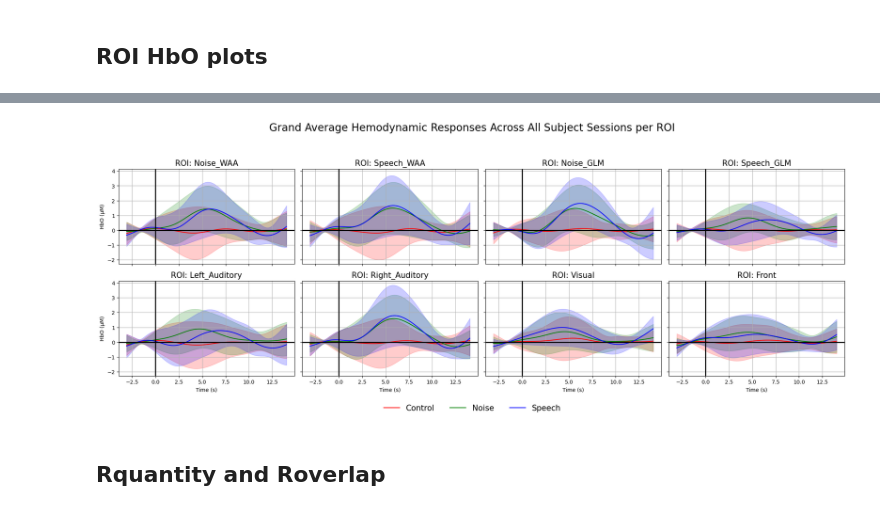
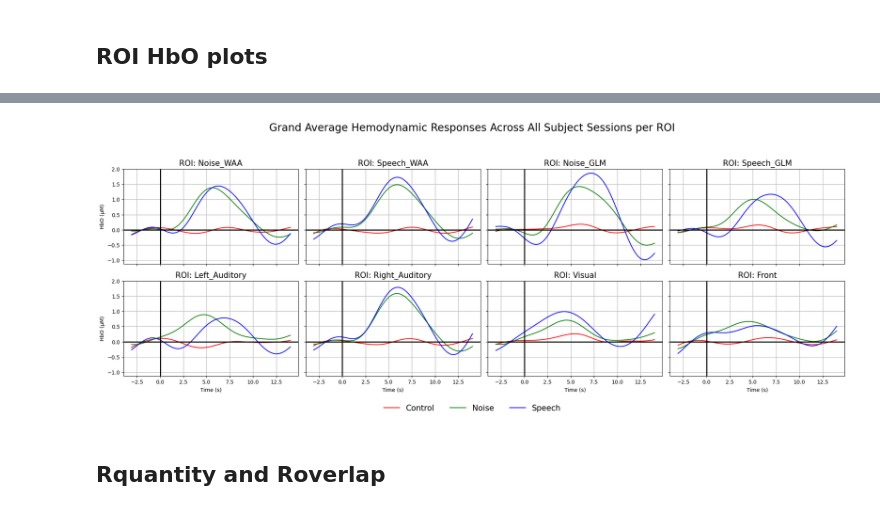
Before and after one commit to sabeca1/Master-Thesis-Sara, a Jupyter notebook: 4. WAA CLEANED CODE/final_analysis_WAA_cleaned.ipynb, the cells around one changed output, grey strips where cells are left out. Drawn from its saved outputs; the diff is of its cells as text; code cells hidden in the pictures.

```diff
--- a/4. WAA CLEANED CODE/final_analysis_WAA_cleaned.ipynb
+++ b/4. WAA CLEANED CODE/final_analysis_WAA_cleaned.ipynb
@@ -982,0 +943,30 @@ ROI Visual is not significant with p-value 0.0393 and threshold 0.0219
+# %%
+m = 16  # number of independent tests (number of ROIs × 2 conditions)
+q = 0.05
+
+effects = model_summary_df["Effect"].unique()
+
+for effect in effects:
+    print(f"\n=== Analyzing Effect: {effect} ===")
+
+    df_effect = model_summary_df[model_summary_df["Effect"] == effect].copy()
+
+    # Sort df by p-values
+    df_effect_sorted = df_effect.sort_values("Pval").reset_index(drop=True)
+
+    significant_any = False  # flag to track if anything passes FDR
+
+    for i in range(len(df_effect_sorted)):
+        p_val = df_effect_sorted.loc[i, "Pval"]
+        threshold = (q * (i + 1)) / m
+
+        roi_name = df_effect_sorted.loc[i, "ROI"]
+
+        if p_val <= threshold:
+            significant_any = True
+            print(f"ROI {roi_name} is significant with p-value {p_val:.4f} and threshold {threshold:.4f}")
+        else:
+            print(f"ROI {roi_name} is not significant with p-value {p_val:.4f} and threshold {threshold:.4f}")
+
+    if not significant_any:
+        print("No significant p-values after FDR correction.")
@@ -1026,10 +1036,11 @@ for sub in subject_list:
             indiv_evoked_after[condition] = epochs_cleaned[condition].average()
 
         rois = {
-            "Noise_WAA": [ "S4_D2 hbo", "S5_D2 hbo", "S5_D3 hbo", "S10_D9 hbo", "S10_D10 hbo", "S10_D11 hbo", "S10_D12 hbo"],
-            "Speech_WAA": ["S5_D2 hbo", "S5_D4 hbo","S10_D9 hbo","S10_D10 hbo", "S10_D11 hbo",  "S10_D12 hbo",  "S11_D11 hbo"],
-            "Noise_GLM": ["S10_D11 hbo", "S11_D12 hbo"],
-            "Speech_GLM": [ "S4_D2 hbo", "S4_D3 hbo", "S5_D3 hbo", "S6_D8 hbo","S7_D7 hbo", "S8_D7 hbo"],
+            "Noise_WAA": ["S10_D11 hbo", "S10_D12 hbo", "S11_D11 hbo", "S11_D12 hbo", "S10_D9 hbo", "S6_D8 hbo", "S4_D2 hbo"],
+            "Speech_WAA": ["S10_D11 hbo", "S11_D12 hbo", "S5_D4 hbo", "S10_D9 hbo", "S10_D10 hbo", "S10_D12 hbo", "S11_D11 hbo"],
+            "Noise_GLM": ["S11_D12 hbo", "S11_D11 hbo"],
+            "Speech_GLM": ["S11_D11 hbo", "S11_D12 hbo", "S7_D7 hbo", "S4_D2 hbo", "S9_D8 hbo", "S4_D3 hbo"],
+
             "Left_Auditory": ["S4_D2 hbo", "S4_D3 hbo", "S5_D2 hbo", "S5_D3 hbo", "S5_D4 hbo", "S5_D5 hbo"],
             "Right_Auditory": ["S10_D9 hbo", "S10_D10 hbo", "S10_D11 hbo", "S10_D12 hbo", "S11_D11 hbo", "S11_D12 hbo"],
             "Visual": ["S6_D6 hbo", "S6_D8 hbo", "S7_D6 hbo", "S7_D7 hbo","S8_D7 hbo", "S8_D8 hbo", "S9_D8 hbo", "S7_D8 hbo"],
@@ -1092,36 +1102,35 @@ axes = axes.flatten()
 for i, (ax, (roi_name, condition_dict)) in enumerate(zip(axes, roi_condition_timeseries.items())):
     for condition_name, ts_list in condition_dict.items():
         ts_array = np.vstack(ts_list)
         mean_ts = ts_array.mean(axis=0) * 1e6  # µM
         std_ts = ts_array.std(axis=0) * 1e6
 
         ax.plot(time_vector, mean_ts, label=condition_name, color=colors.get(condition_name, 'k'))
-        ax.fill_between(time_vector, mean_ts - std_ts, mean_ts + std_ts,
-                        color=colors.get(condition_name, 'k'), alpha=0.2)
+        #ax.fill_between(time_vector, mean_ts - std_ts, mean_ts + std_ts, color=colors.get(condition_name, 'k'), alpha=0.2)
 
     # Add thick black lines at x=0 and y=0
     ax.axhline(0, color='black', linewidth=2)
     ax.axvline(0, color='black', linewidth=2)
 
     ax.set_title(f"ROI: {roi_name}", fontsize=15)
     ax.grid(True)
 
     # Label only the bottom row
     if i // ncols == nrows - 1:
         ax.set_xlabel("Time (s)")
     # Label only the first column
     if i % ncols == 0:
         ax.set_ylabel("HbO (µM)")
 
 # Shared legend below all subplots
 handles, labels = axes[0].get_legend_handles_labels()
 fig.legend(handles, labels, loc='lower center', ncol=3, frameon=False, fontsize=15)
 
 plt.suptitle("Grand Average Hemodynamic Responses Across All Subject Sessions per ROI", fontsize=20)
 plt.tight_layout(rect=[0, 0.07, 1, 0.93])  # Adjust for title and legend
 plt.show()
 # %% [output]
-[figure, old version]
+[figure, new version]
 # %% [markdown]
 ## Rquantity and Roverlap
 # %% [markdown]
```
Also changed, not shown: parts of 14 cells of this notebook.
